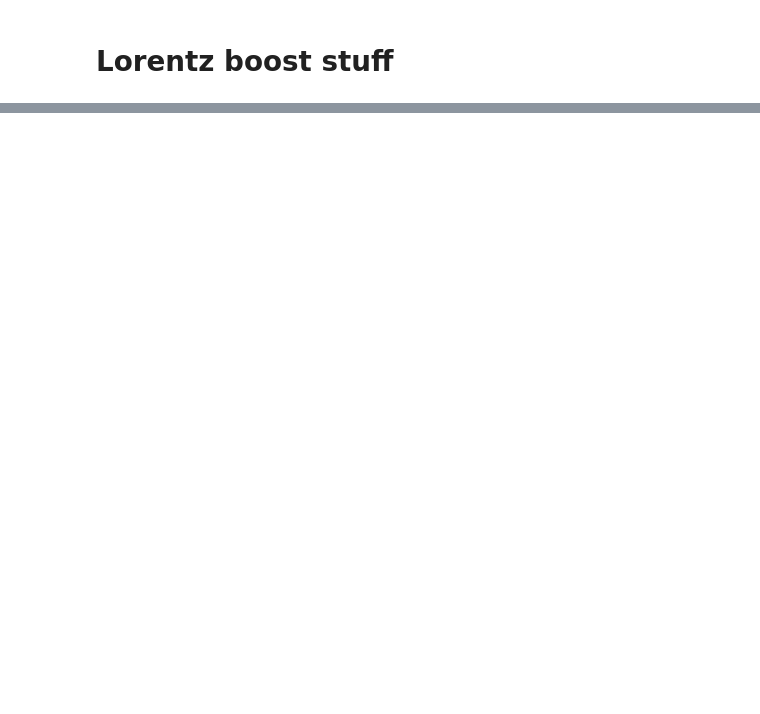
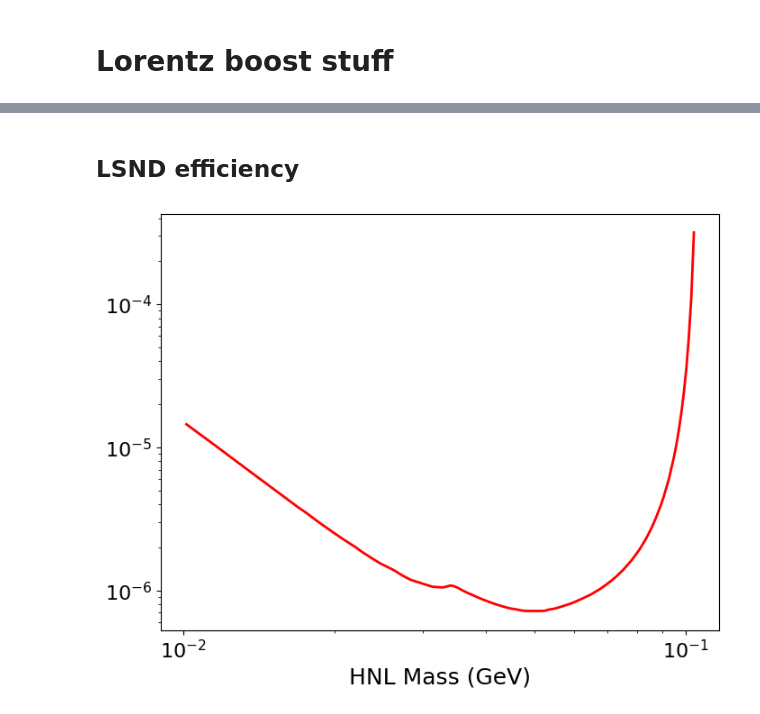
Before and after one commit to nickkamp1/NeutrinoFactoryHNL, a Jupyter notebook: DecayProduction.ipynb, the cells around one changed output, grey strips where cells are left out. Saved outputs shown, nothing was run; the diff lists cells and outputs as text; code cells hidden in the pictures; blank space fills up the shorter version.

```diff
--- a/DecayProduction.ipynb
+++ b/DecayProduction.ipynb
@@ -197,0 +252,11 @@ for mN in [0.01*m_mu,0.1*m_mu,0.5*m_mu]:
+# %% [markdown]
+## LSND efficiency
+# %%
+LSND_data = np.loadtxt("data/dipole_constraints/LSND_mixing.txt", delimiter=",")
+plt.plot(LSND_data[:,0], LSND_data[:,1], color="red", label="LSND Recast")
+plt.xscale("log")
+plt.yscale("log")
+plt.xlabel("HNL Mass (GeV)")
+plt.show()
+# %% [output]
+[figure, added]
```
Also changed, not shown: parts of 8 cells of this notebook, 18 other files.
